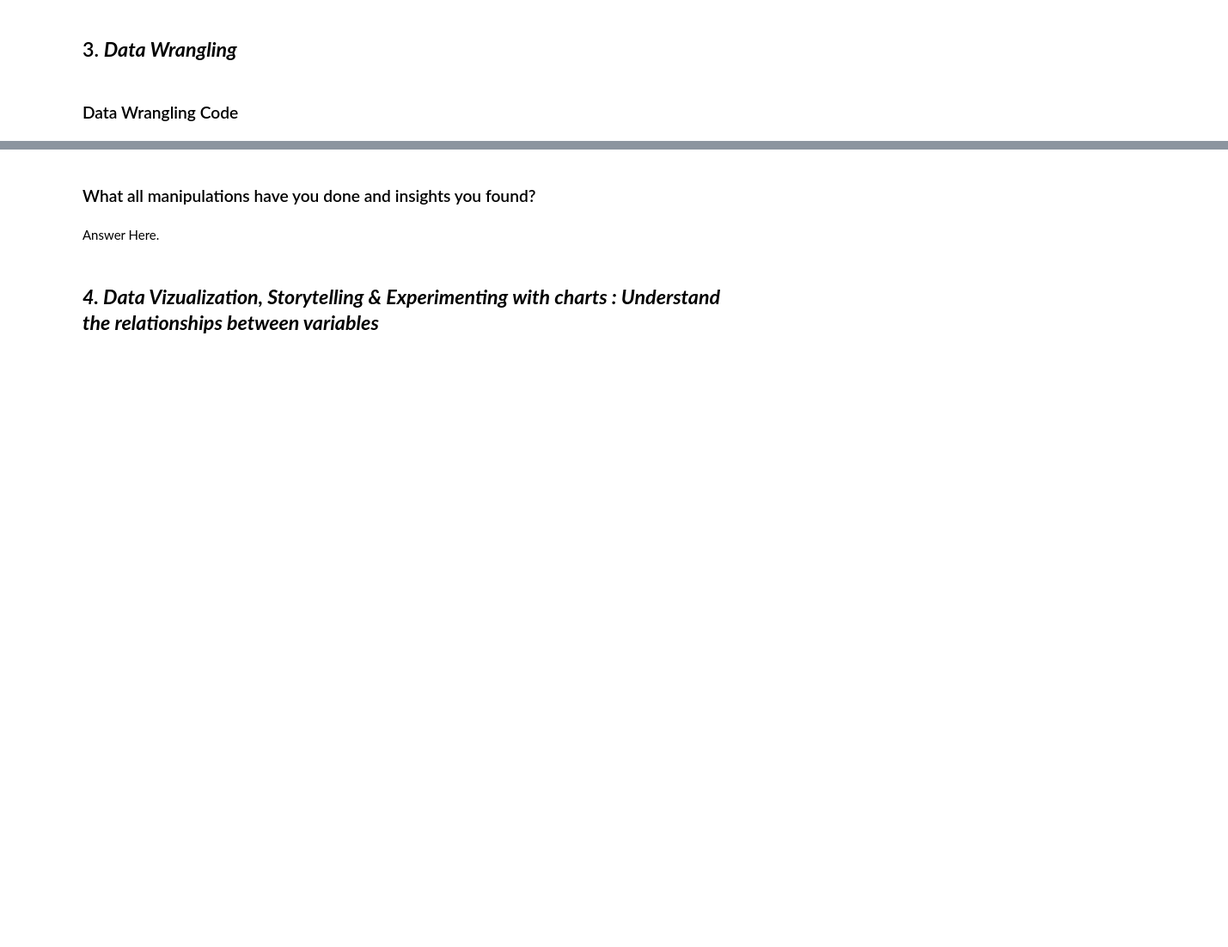
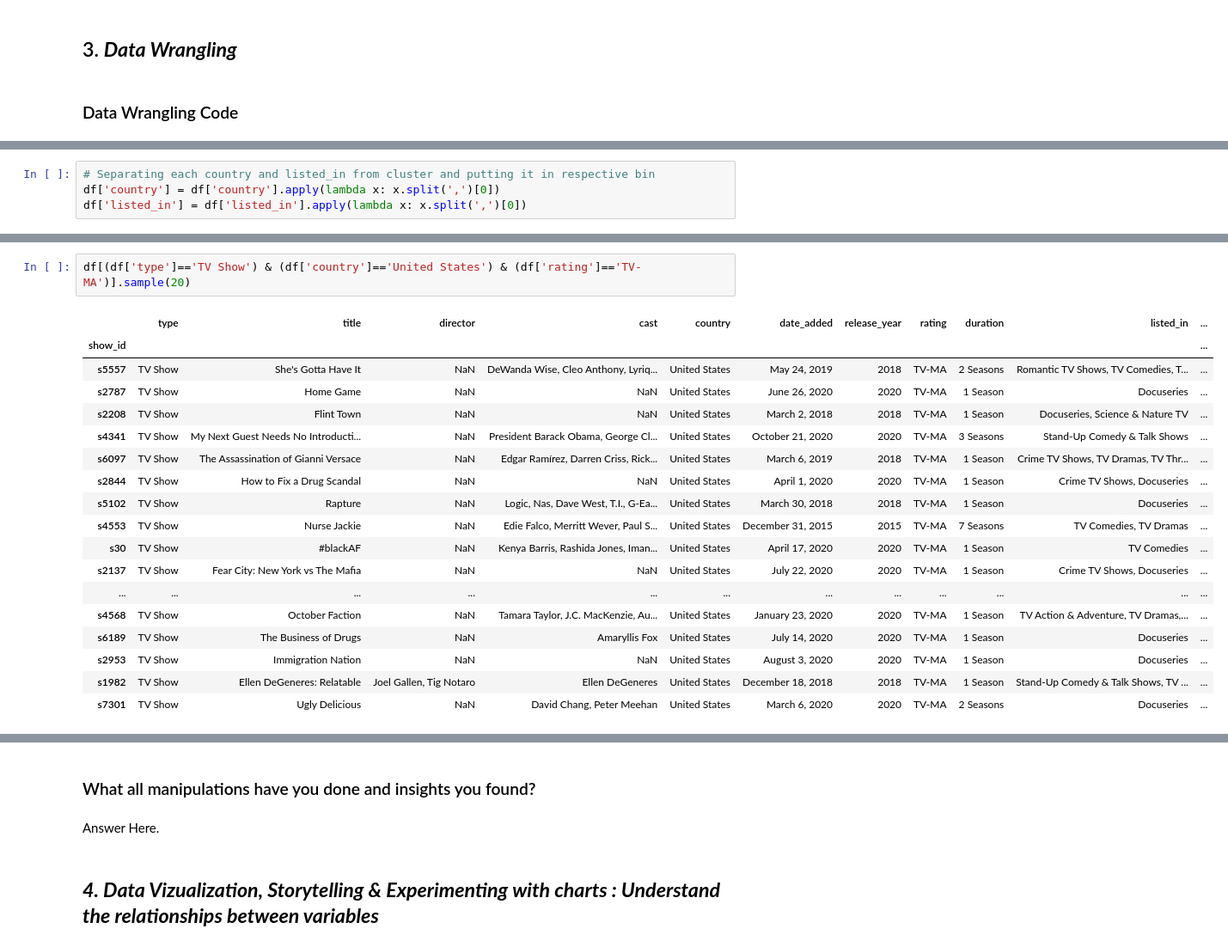
Before and after one commit to Shahrukh2016/Netflix_Movies_and_TV_Shows_Clustering, a Jupyter notebook: IndividualColab_NetflixMoviesAndTvShowsClustering.ipynb, the cells around one changed output, grey strips where cells are left out. Shown at 86% size. Cells and saved outputs as stored; diff of their text form; blank space fills up the shorter version.

```diff
--- a/IndividualColab_NetflixMoviesAndTvShowsClustering.ipynb
+++ b/IndividualColab_NetflixMoviesAndTvShowsClustering.ipynb
@@ -297,0 +297,4 @@ df.head()
+# %%
+# Separating each country and listed_in from cluster and putting it in respective bin
+df['country'] = df['country'].apply(lambda x: x.split(',')[0])
+df['listed_in'] = df['listed_in'].apply(lambda x: x.split(',')[0])
@@ -297,0 +375,21 @@ df.head()
+# %%
+df[(df['type']=='TV Show') & (df['country']=='United States') & (df['rating']=='TV-MA')].sample(20)
+# %% [output]
+|  | type | title | director | cast | country | date_added | release_year | rating | duration | listed_in | ... |
+| show_id |  |  |  |  |  |  |  |  |  |  | ... |
+| s5557 | TV Show | She's Gotta Have It | NaN | DeWanda Wise, Cleo Anthony, Lyriq... | United States | May 24, 2019 | 2018 | TV-MA | 2 Seasons | Romantic TV Shows, TV Comedies, T... | ... |
+| s2787 | TV Show | Home Game | NaN | NaN | United States | June 26, 2020 | 2020 | TV-MA | 1 Season | Docuseries | ... |
+| s2208 | TV Show | Flint Town | NaN | NaN | United States | March 2, 2018 | 2018 | TV-MA | 1 Season | Docuseries, Science & Nature TV | ... |
+| s4341 | TV Show | My Next Guest Needs No Introducti... | NaN | President Barack Obama, George Cl... | United States | October 21, 2020 | 2020 | TV-MA | 3 Seasons | Stand-Up Comedy & Talk Shows | ... |
+| s6097 | TV Show | The Assassination of Gianni Versace | NaN | Edgar Ramírez, Darren Criss, Rick... | United States | March 6, 2019 | 2018 | TV-MA | 1 Season | Crime TV Shows, TV Dramas, TV Thr... | ... |
+| s2844 | TV Show | How to Fix a Drug Scandal | NaN | NaN | United States | April 1, 2020 | 2020 | TV-MA | 1 Season | Crime TV Shows, Docuseries | ... |
+| s5102 | TV Show | Rapture | NaN | Logic, Nas, Dave West, T.I., G-Ea... | United States | March 30, 2018 | 2018 | TV-MA | 1 Season | Docuseries | ... |
+| s4553 | TV Show | Nurse Jackie | NaN | Edie Falco, Merritt Wever, Paul S... | United States | December 31, 2015 | 2015 | TV-MA | 7 Seasons | TV Comedies, TV Dramas | ... |
+| s30 | TV Show | #blackAF | NaN | Kenya Barris, Rashida Jones, Iman... | United States | April 17, 2020 | 2020 | TV-MA | 1 Season | TV Comedies | ... |
+| s2137 | TV Show | Fear City: New York vs The Mafia | NaN | NaN | United States | July 22, 2020 | 2020 | TV-MA | 1 Season | Crime TV Shows, Docuseries | ... |
+| ... | ... | ... | ... | ... | ... | ... | ... | ... | ... | ... | ... |
+| s4568 | TV Show | October Faction | NaN | Tamara Taylor, J.C. MacKenzie, Au... | United States | January 23, 2020 | 2020 | TV-MA | 1 Season | TV Action & Adventure, TV Dramas,... | ... |
+| s6189 | TV Show | The Business of Drugs | NaN | Amaryllis Fox | United States | July 14, 2020 | 2020 | TV-MA | 1 Season | Docuseries | ... |
+| s2953 | TV Show | Immigration Nation | NaN | NaN | United States | August 3, 2020 | 2020 | TV-MA | 1 Season | Docuseries | ... |
+| s1982 | TV Show | Ellen DeGeneres: Relatable | Joel Gallen, Tig Notaro | Ellen DeGeneres | United States | December 18, 2018 | 2018 | TV-MA | 1 Season | Stand-Up Comedy & Talk Shows, TV ... | ... |
+| s7301 | TV Show | Ugly Delicious | NaN | David Chang, Peter Meehan | United States | March 6, 2020 | 2020 | TV-MA | 2 Seasons | Docuseries | ... |
```
Also changed, not shown: parts of 17 cells of this notebook.
